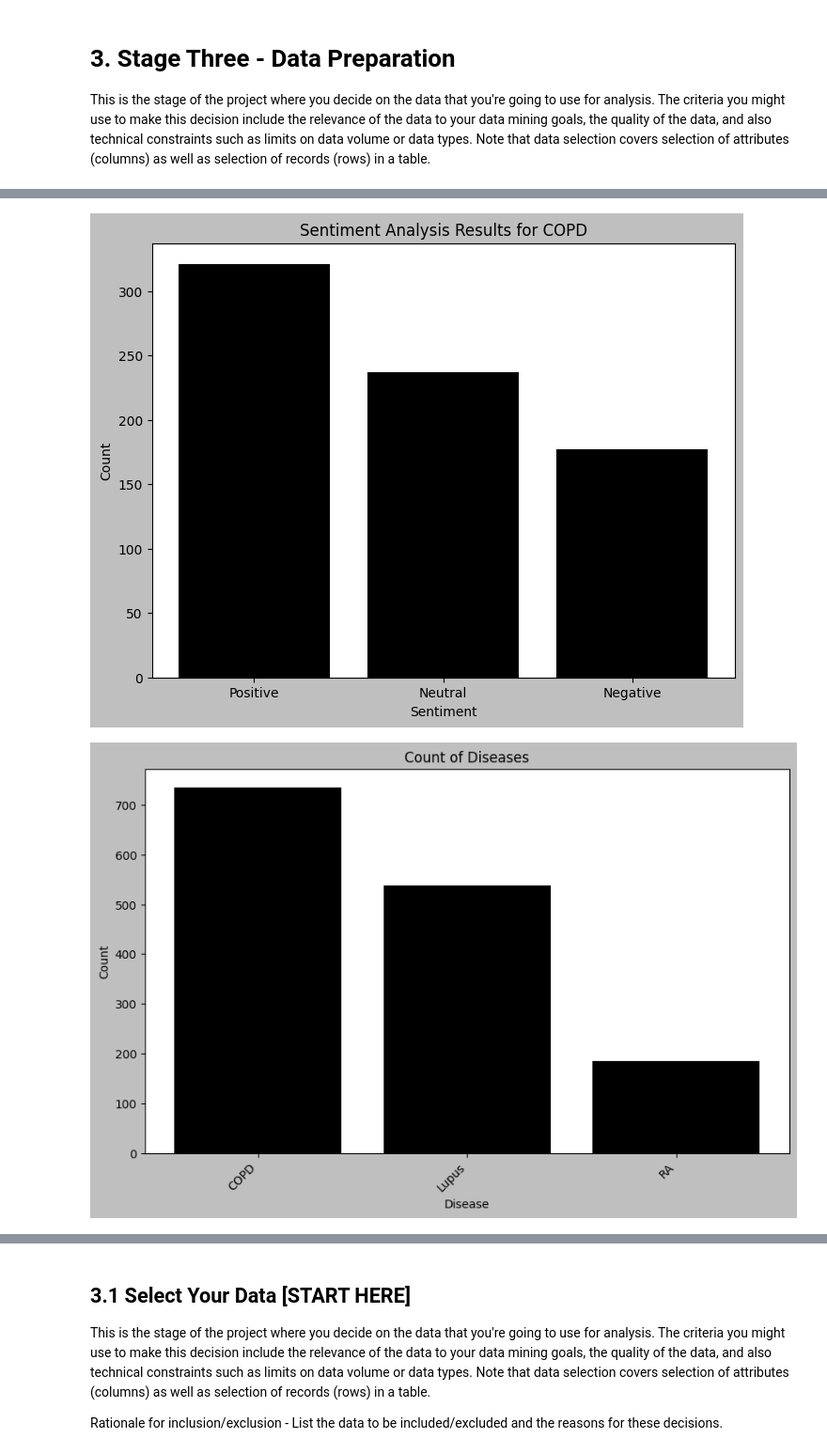
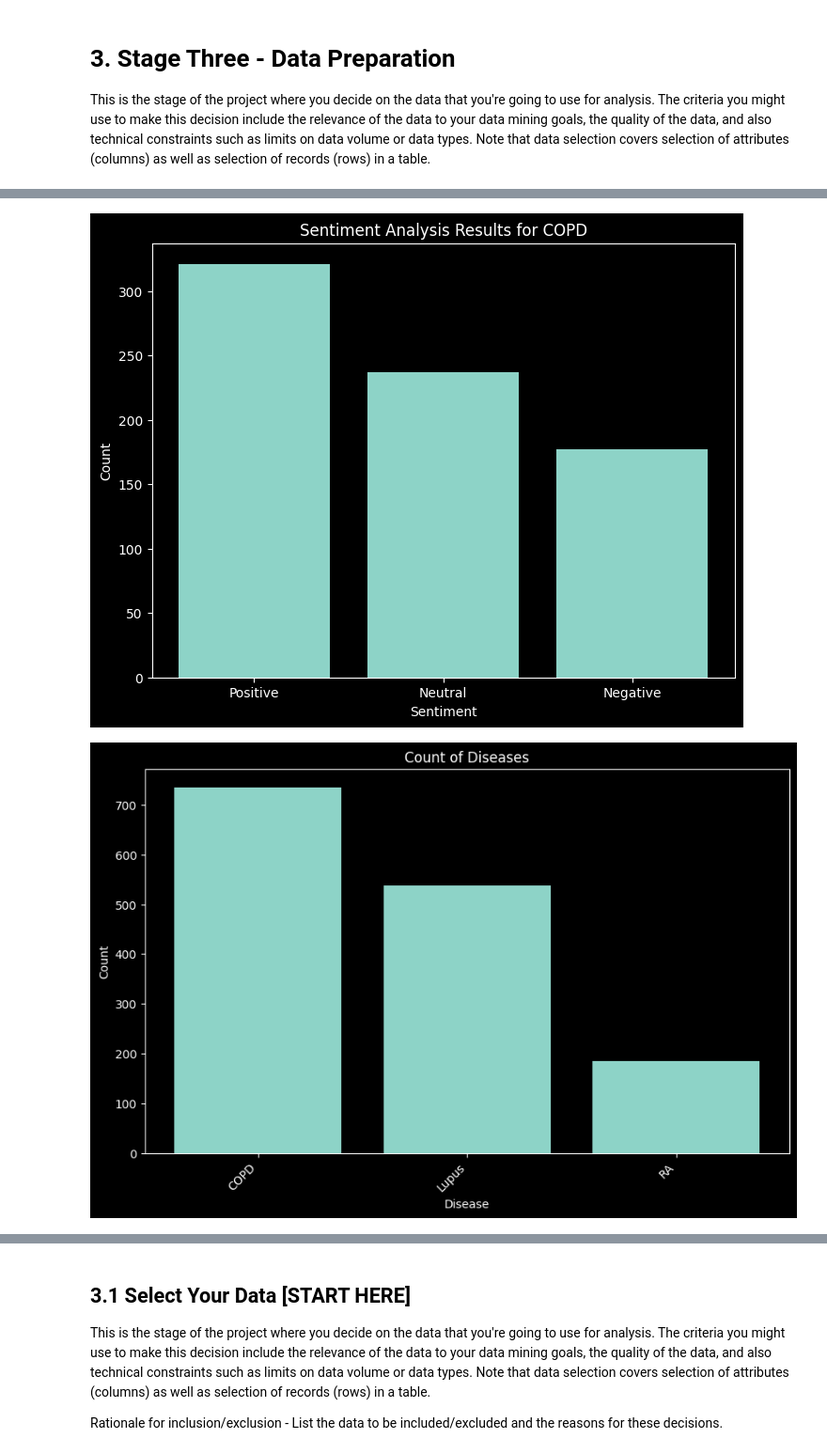
Before and after one commit to BroaderImpact/Technical, a Jupyter notebook: GSK/2023/crisp-dm.ipynb, the cells around one changed output, grey strips where cells are left out. Shown at 94% size. Cells and saved outputs as stored; diff of their text form; code cells hidden in the pictures.

```diff
--- a/GSK/2023/crisp-dm.ipynb
+++ b/GSK/2023/crisp-dm.ipynb
@@ -757,7 +757,7 @@ def perform_sentiment_analysis(text):
 # Applying Sentiment Analysis to Cleaned_Reviews column
 df['Sentiment'] = df['Cleaned_Reviews'].apply(perform_sentiment_analysis)
 
-plt.style.use('grayscale')
+plt.style.use('dark_background')
 
 # Data Visualization
 # Bar chart for RA sentiment distribution
@@ -850,2 +849,2 @@ print(df[['Condition', 'Drug', 'Reviews', 'Sentiment']])
-[figure, old version]
+[figure, new version]
-[figure, old version]
+[figure, new version]
```
Also changed, not shown: parts of 1 cell of this notebook.
